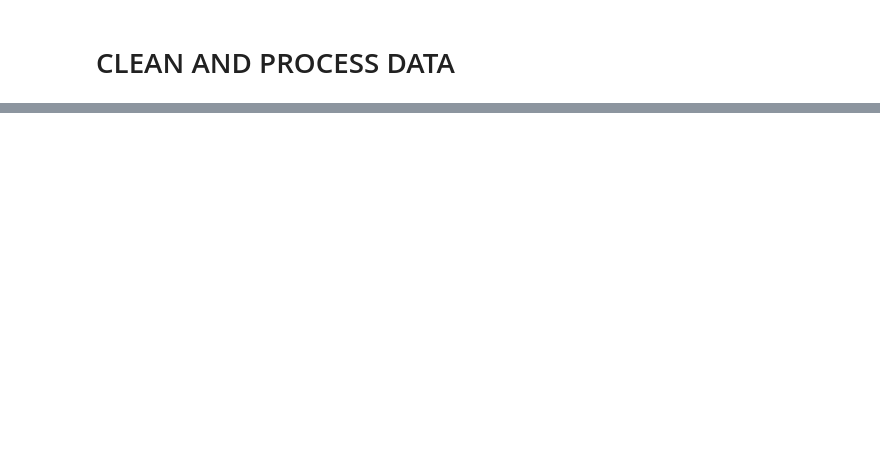
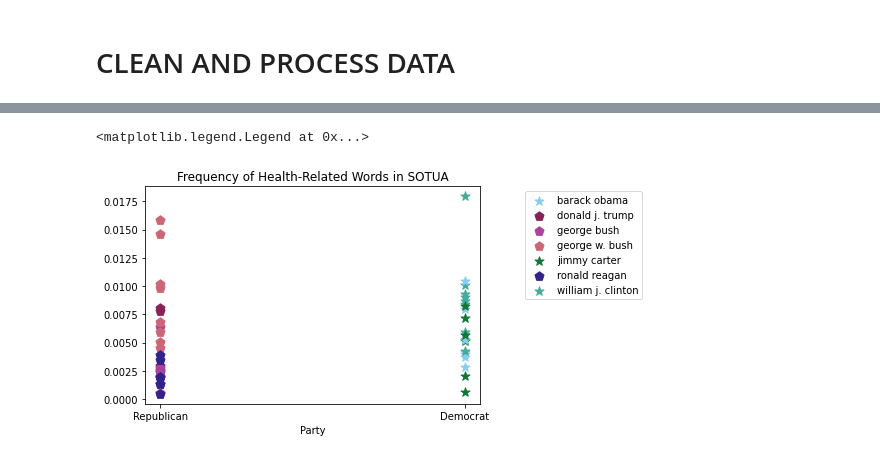
Before and after one commit to damoon843/al-gore-ithms, a Jupyter notebook: final_project.ipynb, the cells around one changed output, grey strips where cells are left out. Saved outputs shown, nothing was run; the diff lists cells and outputs as text; code cells hidden in the pictures; blank space fills up the shorter version.

```diff
--- a/final_project.ipynb
+++ b/final_project.ipynb
@@ -197,0 +684,13 @@ print(normalized_speeches[0])
+# %%
+# Healthcare mentions compared by partisanship
+
+fig, ax = plt.subplots()
+plot_items('is_dem', 'freq', ax)
+ax.set_title("Frequency of Health-Related Words in SOTUA")
+ax.set_xlabel("Party")
+ax.set_xticks([0, 1])
+ax.set_xticklabels(['Republican', 'Democrat'])
+ax.legend(bbox_to_anchor=(1.5, 1))
+# %% [output]
+<matplotlib.legend.Legend at 0x...>
+[figure, added]
```
Also changed, not shown: parts of 65 cells of this notebook.
